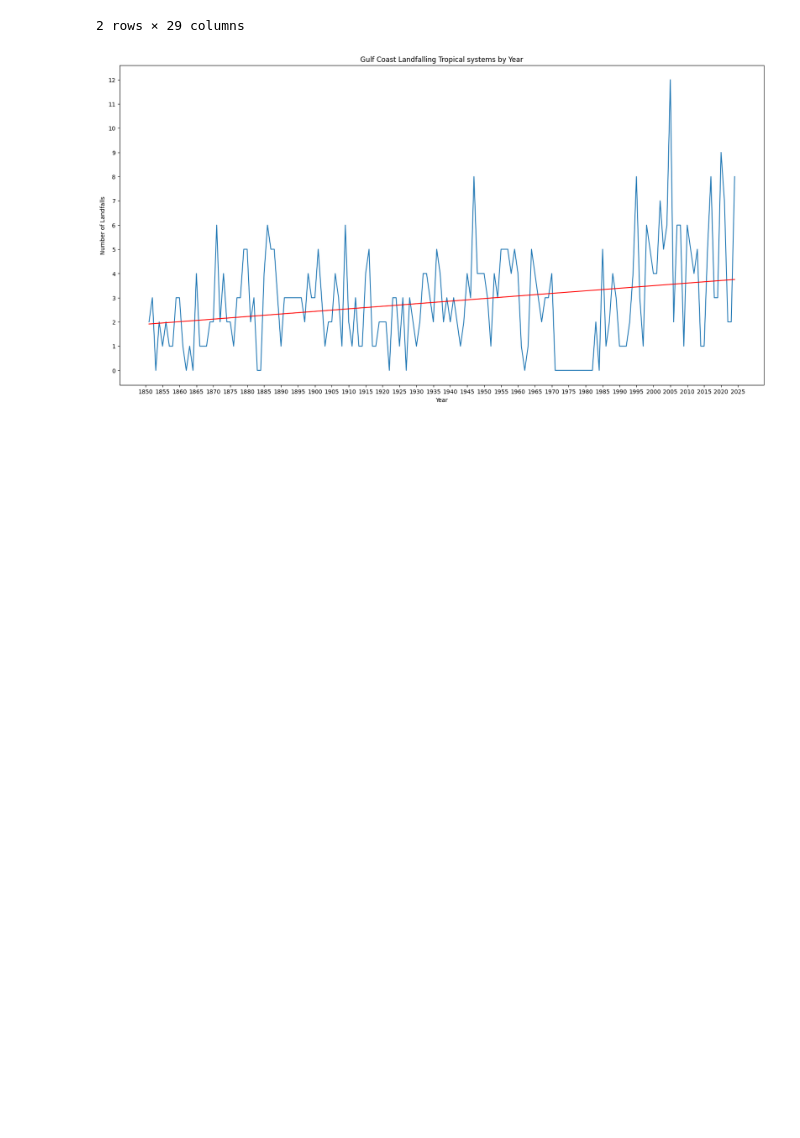
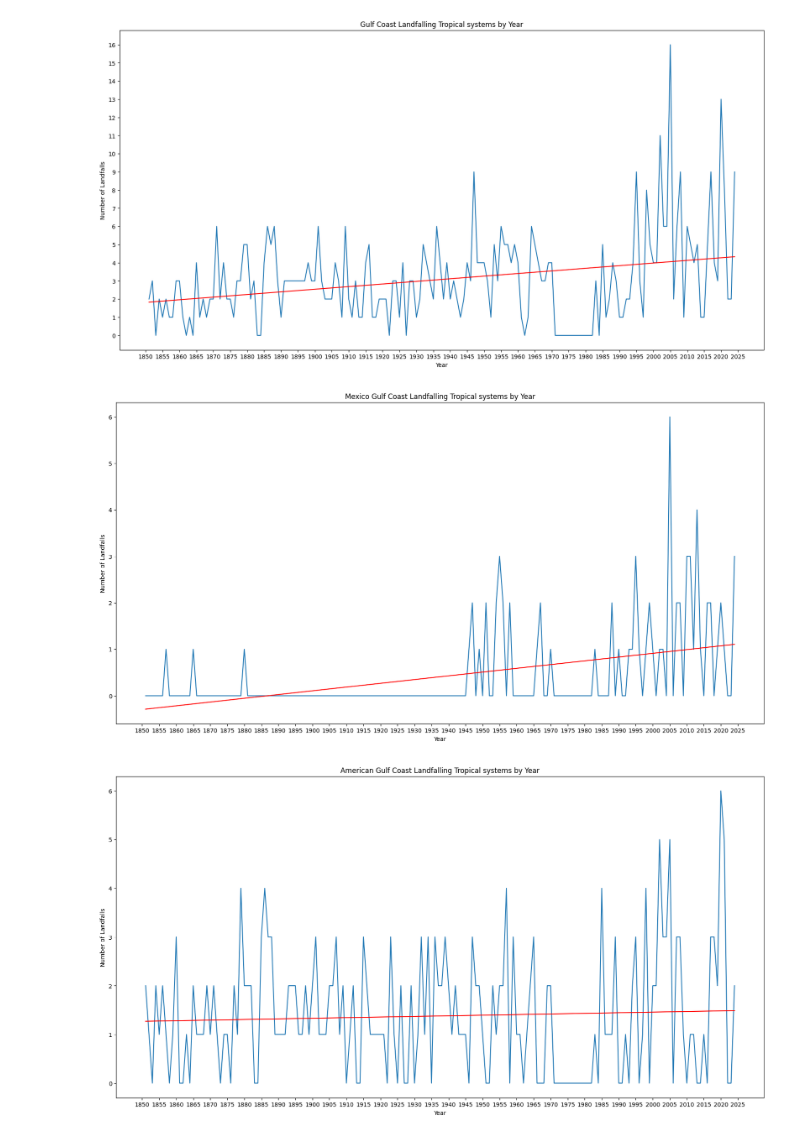
Before and after one commit to EP-Shark/Meteorology-Research-Dr.-Misra-, a Jupyter notebook: Hurdat2_analysis.ipynb, the cells around one changed output. Drawn from its saved outputs; the diff is of its cells as text; code cells hidden in the pictures; blank space fills up the shorter version.

```diff
--- a/Hurdat2_analysis.ipynb
+++ b/Hurdat2_analysis.ipynb
@@ -73,13 +73,17 @@ Landfall_only['lat_num'] = Landfall_only['Lat'].str.strip('N').astype(float)
 Landfall_only['lon_num'] = Landfall_only['lon'].str.strip('W').astype(float) * -1
 
 def assign_coast(lon,lat):
+    coasts =[]
     if lon >= -98 and lon <= -80 and lat >= 19 and lat <= 31:
-        return "Gulf Coast"
+        coasts.append("Gulf Coast")
+    if lon >= -98.5 and lon <= -87 and lat >= 19 and lat <= 26:
+        coasts.append("Mexico Gulf Coast")
+    if lon >= -97 and lon <= -85 and lat >= 25 and lat <= 31:
+        coasts.append('American Gulf Coast')
     #if lon >= -97.6 and lon <=-93.5 and lat >= 25.8 and lat <= 30.2:
         #return "Texas"
     #elif lon >= -93.7 and lon <= -89 and lat >= 28.9 and lat <= 30.3:
         #return "Louisiana"
     # add other states as needed
-    return
+    return ',' .join(coasts) if coasts else None
 Landfall_only['Coast Line'] = Landfall_only.apply(lambda row: assign_coast(row['lon_num'], row['lat_num']), axis=1)
-Landfall_only
@@ -137,16 +127,19 @@ NameError: name 'Landfall_only' is not defined
 
 ## Shift focus to the whole coasts
 #      - Split the atlantic into multiple coastlines
+#      - Explore why when we add mexico the trend becomes much larger
+#           - Lets look at just mexican coast
+#           - lets look at whole gulf coast from 1940 to present
+#           - Lets look at american gulf coast from 1940 to present
 
-# Gulf coast is completed:
-# Lets try and make a function that can do this for all states
-coasts = ["Gulf Coast"] # add other coastlines as needed
+# Gulf coast is completed: *Caveate we are gonna look at differences between the mexican coast and whole coast to see why the trend becomes apparent
+coasts = ["Gulf Coast", "Mexico Gulf Coast", "American Gulf Coast"] # add other coastlines as needed
 def plot_landfall_frequency(coasts):
     for coast in coasts:
-        state_data = Landfall_only[Landfall_only['Coast Line'] == coast]
-        state_data_altered = state_data.drop_duplicates(subset=['storm_id','year','Coast Line'])
+        coast_data = Landfall_only[Landfall_only['Coast Line'].str.contains(coast, na=False)]
+        coast_data_altered = coast_data.drop_duplicates(subset=['storm_id','year','Coast Line'])
         all_years = np.arange(Landfall_only['year'].min(), Landfall_only['year'].max()+1)
-        frequency = state_data_altered.groupby('year').size().reindex(all_years, fill_value=0)
+        frequency = coast_data_altered.groupby('year').size().reindex(all_years, fill_value=0)
         ## Plotting the frequency ##
         fig, ax = plt.subplots(figsize=(20, 10))
         ax.plot(frequency.index, frequency)
@@ -156,6 +149,7 @@ def plot_landfall_frequency(coasts):
         x_range = np.arange(1850, 2026, 5)
         ax.set_xticks(x_range)
         ax.set_yticks([0,1,2,3,4,5,6,7,8,9,10,11,12,13,14,15,16])
+        # Add a legend #
         # Creating a trend line #
         years = frequency.index.astype(int)
         counts = frequency.values
@@ -165,7 +159,7 @@ def plot_landfall_frequency(coasts):
         # Adding a linear regression line for each plot using scipy #
         slope, intercept, r_value, p_value, std_err = stats.linregress(years, counts)
         print(f'{coast}: slope={slope}, r_value={r_value}, p_value={p_value}')
-    return state_data_altered.loc[state_data_altered['storm_name'] == 'HARVEY']
+    return
 
 plot_landfall_frequency(coasts)
 # %% [output]
@@ -176,5 +169,6 @@ Gulf Coast: slope=0.010625587288931917, r_value=0.25635710221784996, p_value=0.0
-2 rows × 29 columns
-[figure, old version]
+[figure, new version]
+[figure, added]
+[figure, added]
 # %%
 ###### ||| THIS IS JUST TESTING CODE FOR TEXAS LANDFALLS, IGNORE UNLESS NEEDED, FUNCTION ABOVE IS MORE APPROPRIATE ||| ######
 #Texas_Landfalls = Landfall_only[Landfall_only['state'] == "Texas"] #This parses the dataframe for landfalls using texas coast lat/lon boundaries
```
Also changed, not shown: parts of 3 cells of this notebook.
